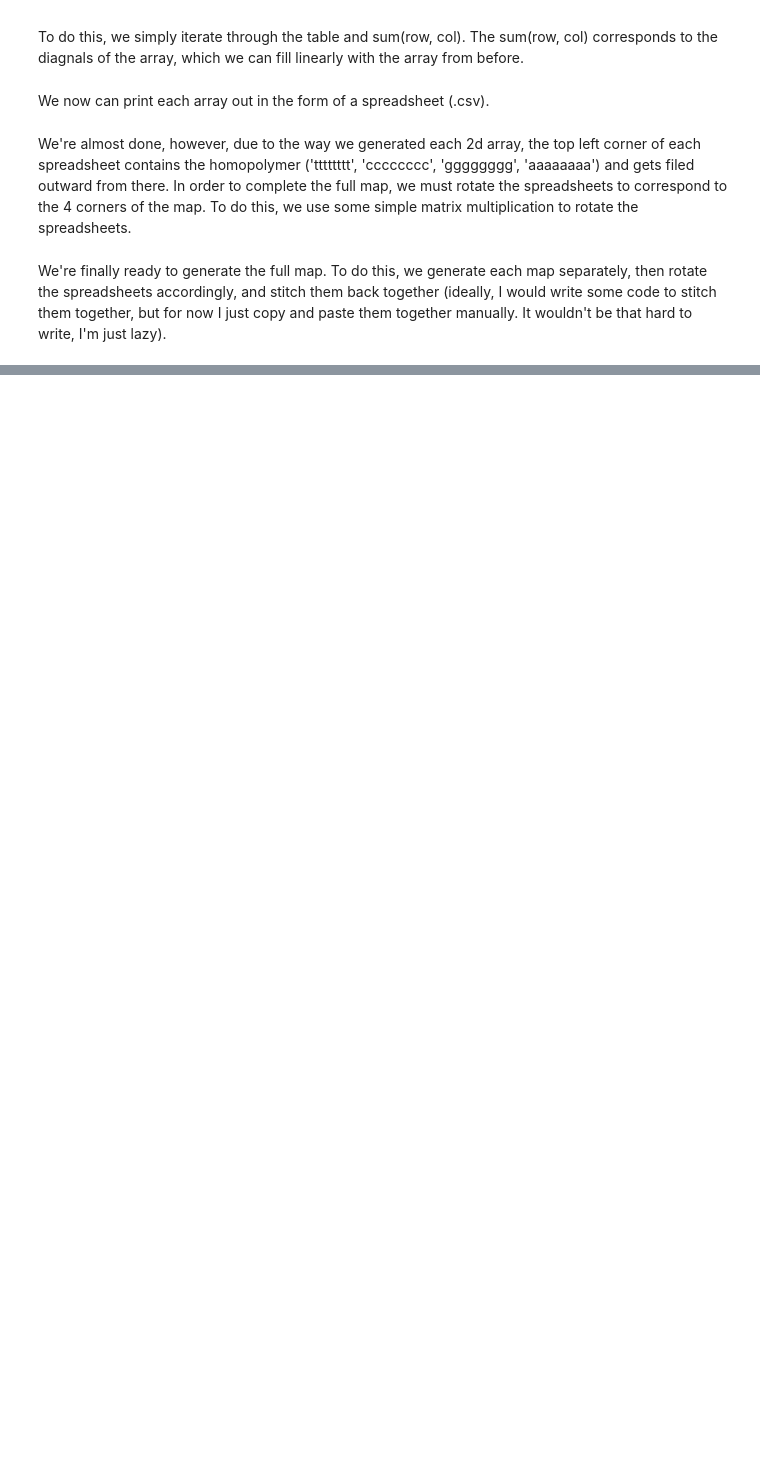
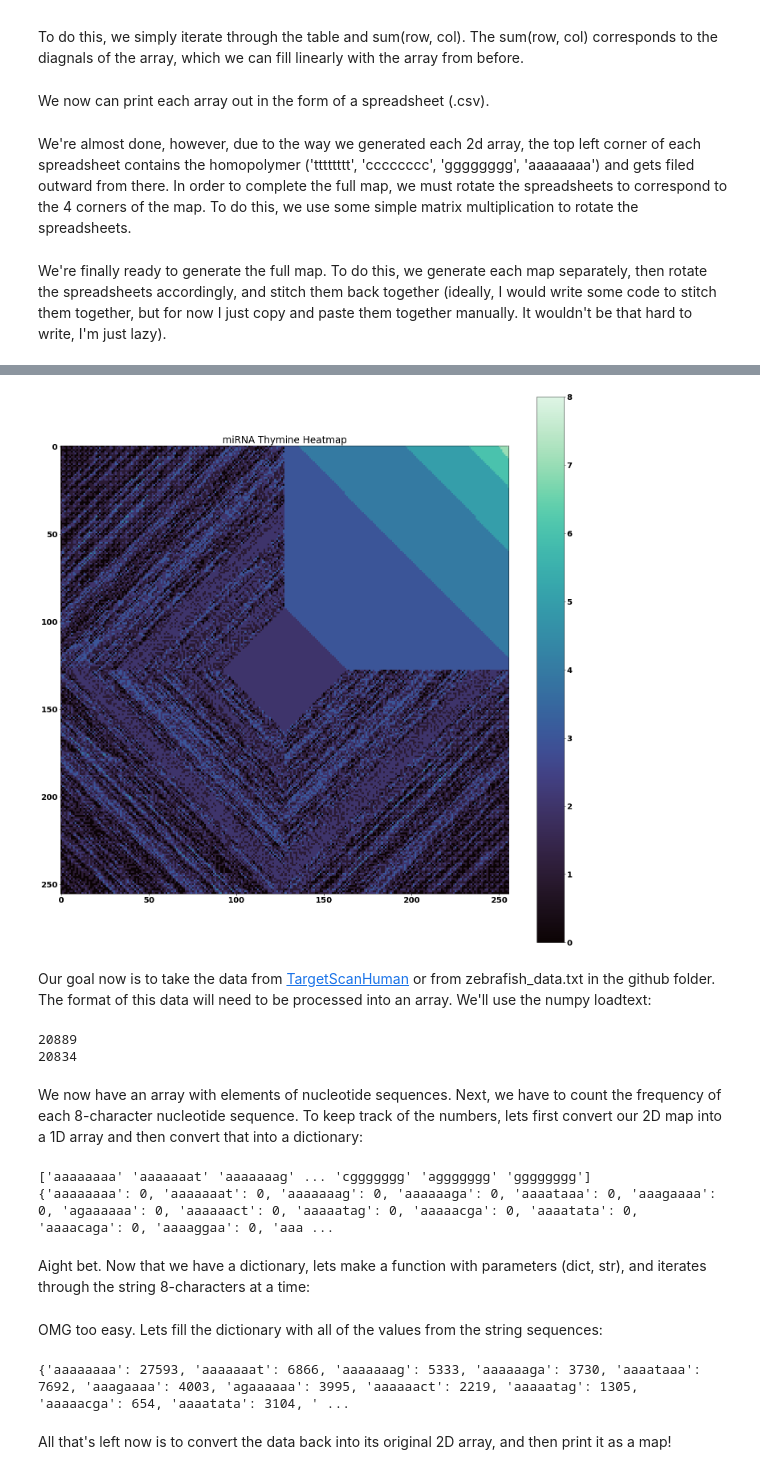
Before and after one commit to SamuelTWu/miRNA-map, a Jupyter notebook: heatmap.ipynb, the cells around one changed output, grey strips where cells are left out. Saved outputs shown, nothing was run; the diff lists cells and outputs as text; code cells hidden in the pictures; blank space fills up the shorter version.

```diff
--- a/heatmap.ipynb
+++ b/heatmap.ipynb
@@ -129,0 +114,9 @@ print(df)
+# %%
+#function that takes in a character and an array and returns an array with the corresponding frequency of the given character
+def map_degree_char(c, arr):
+    map_ = [[0 for i in range(len(arr))] for j in range(len(arr))]
+    for i in range(0, len(arr)):
+        for j in range(0, len(arr[i])):
+            map_[i][j] = Counter(arr[i][j])[c]
+
+    return map_
@@ -129,0 +151,44 @@ print(df)
+# %%
+df = pd.read_csv("ATGC.csv", header = None)
+data = np.array(df)
+data = map_degree_char('t',data)
+
+fig = plt.figure(figsize=(25,25))
+plt.imshow(data,cmap="mako")
+plt.rc('font', size=20)
+plt.title("miRNA Thymine Heatmap")
+plt.colorbar()
+plt.savefig('miRNA Thymine Heatmap.png')
+plt.show()
+# %% [output]
+[figure, added]
+# %% [markdown]
+Our goal now is to take the data from [TargetScanHuman](https://www.targetscan.org/cgi-bin/targetscan/data_download.vert80.cgi) or from zebrafish_data.txt in the github folder. The format of this data will need to be processed into an array. We'll use the numpy loadtext:
+# %%
+zebrafish_data = loadtxt("zebrafish_data.txt", comments=">", delimiter="\z",dtype="str")
+
+
+#this is just a formality, but we have to remove all sequences with the 'N' character for now
+zebrafish_data = list(zebrafish_data)
+print(len(zebrafish_data))
+for i in zebrafish_data:
+    if 'N' in i:
+        zebrafish_data.remove(i)
+print(len(zebrafish_data))
+# %% [output]
+20889
+20834
+# %% [markdown]
+We now have an array with elements of nucleotide sequences. Next, we have to count the frequency of each 8-character nucleotide sequence. To keep track of the numbers, lets first convert our 2D map into a 1D array and then convert that into a dictionary:
+# %%
+df = pd.read_csv("ATGC.csv", header = None)
+data_arr = np.array(df).flatten()
+print(data_arr)
+
+data_dict = {data_arr[i]: 0 for i in range(0, len(data_arr))}
+print(data_dict)
+# %% [output]
+['aaaaaaaa' 'aaaaaaat' 'aaaaaaag' ... 'cggggggg' 'aggggggg' 'gggggggg']
+{'aaaaaaaa': 0, 'aaaaaaat': 0, 'aaaaaaag': 0, 'aaaaaaga': 0, 'aaaataaa': 0, 'aaagaaaa': 0, 'agaaaaaa': 0, 'aaaaaact': 0, 'aaaaatag': 0, 'aaaaacga': 0, 'aaaatata': 0, 'aaaacaga': 0, 'aaaaggaa': 0, 'aaa ...
+# %% [markdown]
+Aight bet. Now that we have a dictionary, lets make a function with parameters (dict, str), and iterates through the string 8-characters at a time:
@@ -129,0 +201,14 @@ print(df)
+# %% [markdown]
+OMG too easy. Lets fill the dictionary with all of the values from the string sequences:
+# %%
+#1) Update the dictionary:
+for i in zebrafish_data:
+    data_dict= sequence_count(i,data_dict)
+print(data_dict)
+
+#2) Convert dictionary back into 1D array
+data_arr1 = np.array(list(data_dict.values()))
+# %% [output]
+{'aaaaaaaa': 27593, 'aaaaaaat': 6866, 'aaaaaaag': 5333, 'aaaaaaga': 3730, 'aaaataaa': 7692, 'aaagaaaa': 4003, 'agaaaaaa': 3995, 'aaaaaact': 2219, 'aaaaatag': 1305, 'aaaaacga': 654, 'aaaatata': 3104, ' ...
+# %% [markdown]
+All that's left now is to convert the data back into its original 2D array, and then print it as a map!
```
Also changed, not shown: parts of 12 cells of this notebook.
